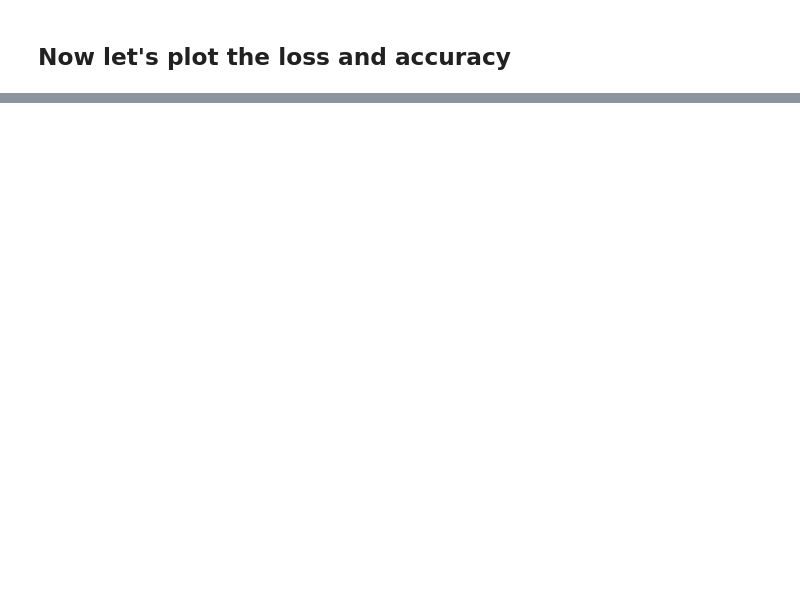
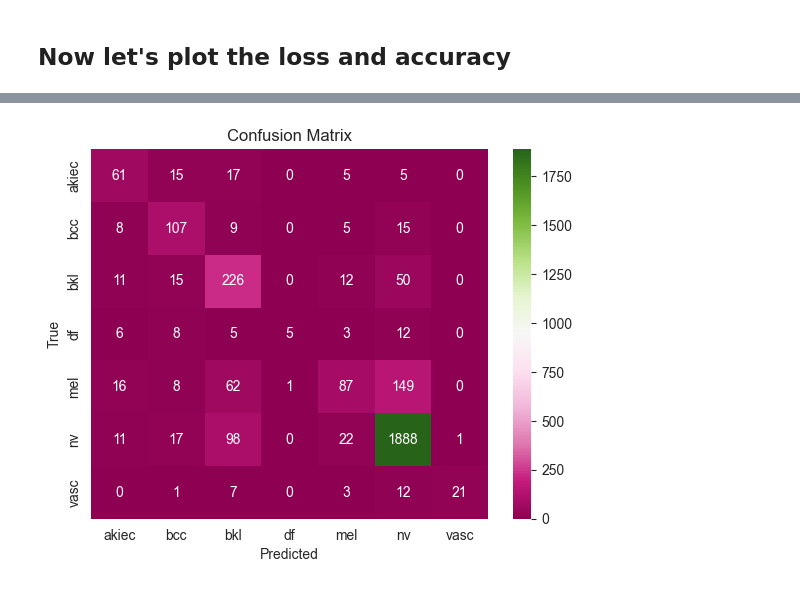
Before and after one commit to NikosGour/Machine-Learning-Assignment-2, a Jupyter notebook: report.ipynb, the cells around one changed output, grey strips where cells are left out. Cells and saved outputs as stored; diff of their text form; code cells hidden in the pictures; blank space fills up the shorter version.

```diff
--- a/report.ipynb
+++ b/report.ipynb
@@ -493,0 +692,6 @@ plt.show()
+# %%
+# Get the number_to_label_array so that we can use it later to plot the confusion matrix
+resnet_number_to_label_array = resnet_testloader.dataset.dataset.dataset.number_to_label_array
+# Test the model
+test_net(resnet_model, resnet_testloader,resnet_number_to_label_array, loss=resnet_loss, device=device)
+# %% [output]
@@ -493,0 +699 @@ plt.show()
+[figure, added]
```
Also changed, not shown: parts of 31 cells of this notebook, 10 other files.
